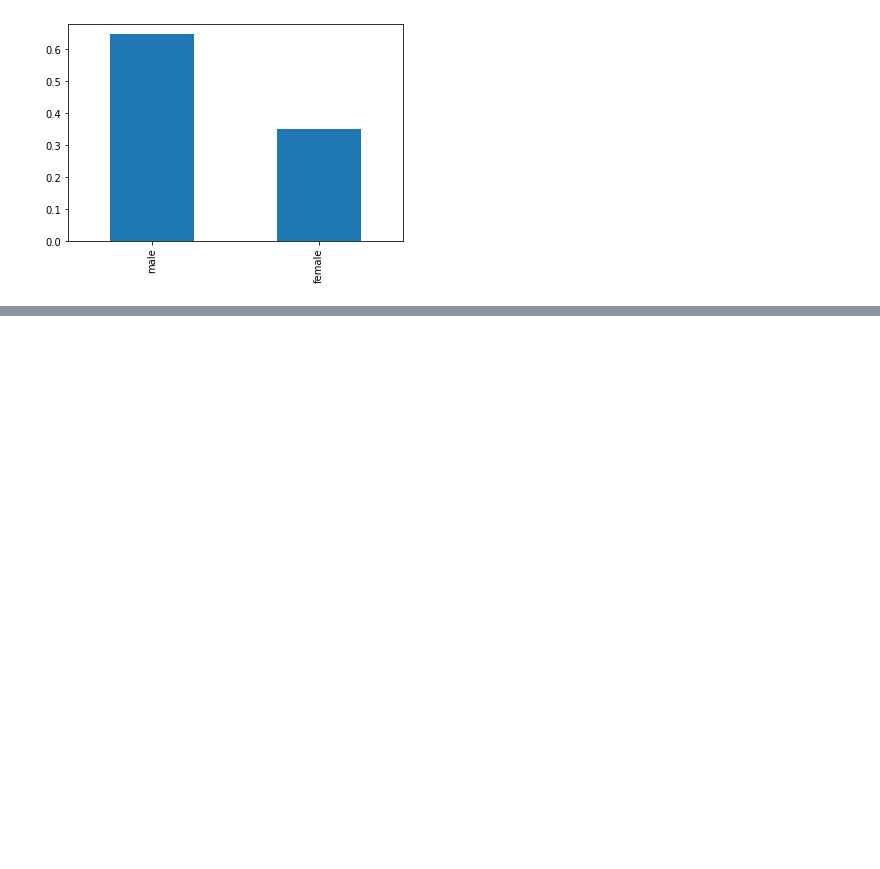
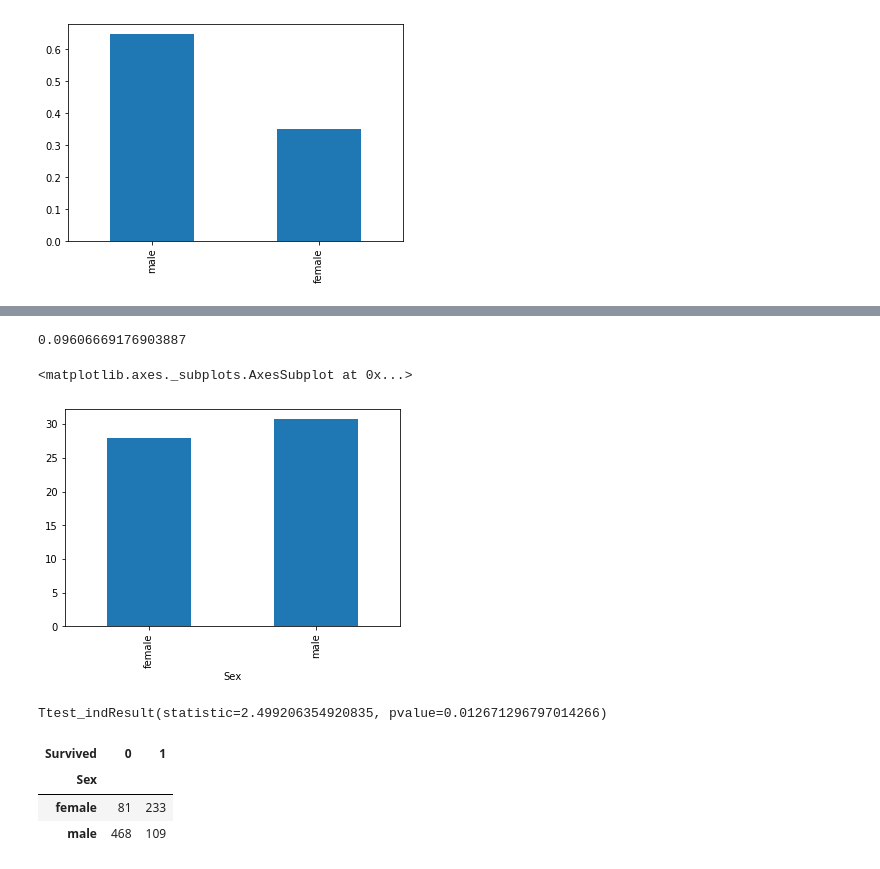
Before and after one commit to Jay952/Machine_Learning_Using_Python, a Jupyter notebook: Predective_Modeling/Untitled.ipynb, the cells around one changed output, grey strips where cells are left out. Drawn from its saved outputs; the diff is of its cells as text; code cells hidden in the pictures; blank space fills up the shorter version.

```diff
--- a/Predective_Modeling/Untitled.ipynb
+++ b/Predective_Modeling/Untitled.ipynb
@@ -85,0 +99,9 @@ df['Sex'].value_counts().plot.bar()
+# %%
+df['Age'].corr(df['Fare'])
+# %% [output]
+0.09606669176903887
+# %%
+df.groupby('Sex')['Age'].mean().plot.bar()
+# %% [output]
+<matplotlib.axes._subplots.AxesSubplot at 0x...>
+[figure, added]
@@ -85,0 +113,11 @@ df['Sex'].value_counts().plot.bar()
+# %%
+ttest_ind(males['Age'],females['Age'],nan_policy = 'omit')
+# %% [output]
+Ttest_indResult(statistic=2.499206354920835, pvalue=0.012671296797014266)
+# %%
+pd.crosstab(df['Sex'],df['Survived'])
+# %% [output]
+| Survived | 0 | 1 |
+| Sex |  |  |
+| female | 81 | 233 |
+| male | 468 | 109 |
```
Also changed, not shown: parts of 35 cells of this notebook.
